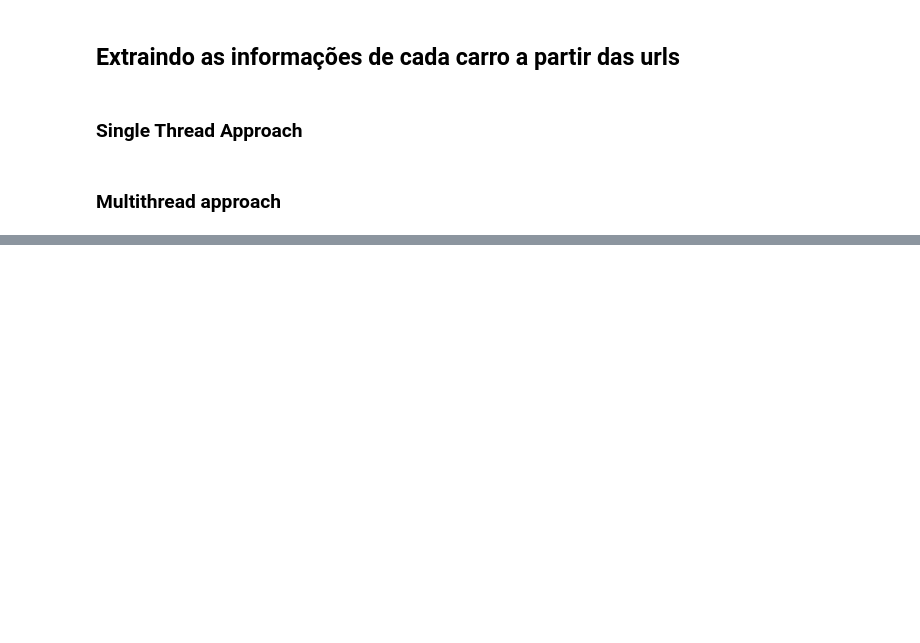
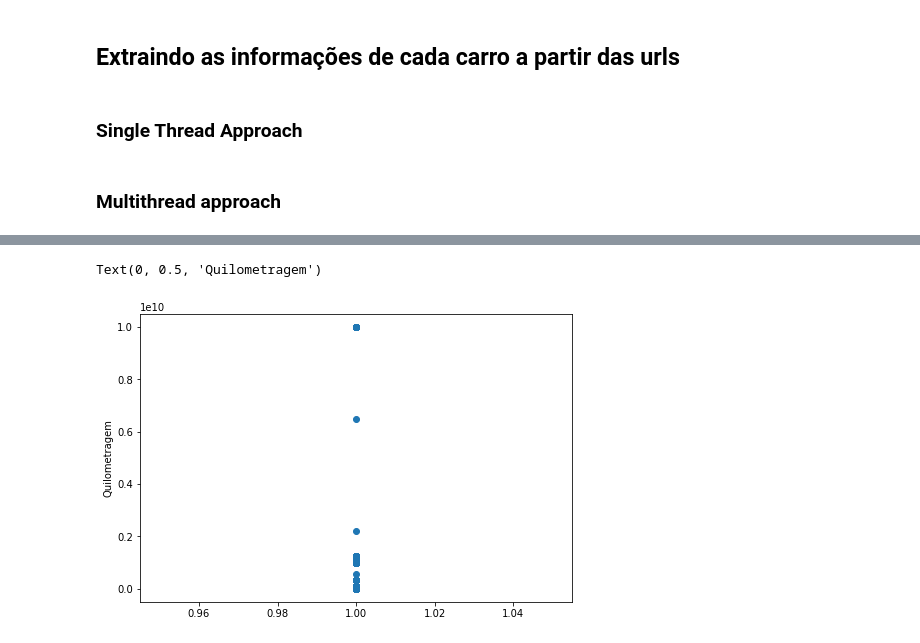
Before and after one commit to FabioXimenes/UFC-IDS, a Jupyter notebook: Modulo1.ipynb, the cells around one changed output, grey strips where cells are left out. Drawn from its saved outputs; the diff is of its cells as text; code cells hidden in the pictures; blank space fills up the shorter version.

```diff
--- a/Modulo1.ipynb
+++ b/Modulo1.ipynb
@@ -162,0 +248,4 @@ for i in range(0, len(urls), chunk_size):
+# %%
+# Eliminar colunas que tem modelo com NaN
+df.dropna(subset=['Modelo'], inplace=True)
+df
@@ -162,0 +272,3 @@ for i in range(0, len(urls), chunk_size):
+# %%
+df.drop(labels=['Novo/Usado', 'Tipo', 'Cilindrada'], axis=1, inplace=True)
+df
@@ -162,0 +291,3 @@ for i in range(0, len(urls), chunk_size):
+# %%
+df['Portas'].replace({'4 portas': 4, '2 portas': 2}, inplace=True)
+df
@@ -162,0 +314,3 @@ for i in range(0, len(urls), chunk_size):
+# %%
+df.drop(labels='Categoria', axis=1, inplace=True)
+df
@@ -162,0 +331,11 @@ for i in range(0, len(urls), chunk_size):
+# %%
+import matplotlib.pyplot as plt
+
+fig = plt.figure()
+ax = fig.add_axes([0, 0, 1, 1])
+ax.scatter([1]*len(df['Quilometragem']), df['Quilometragem'])
+ax.set_ylabel('Quilometragem')
+# ax.set_yscale('log')
+# %% [output]
+Text(0, 0.5, 'Quilometragem')
+[figure, added]
```
Also changed, not shown: parts of 27 cells of this notebook.
